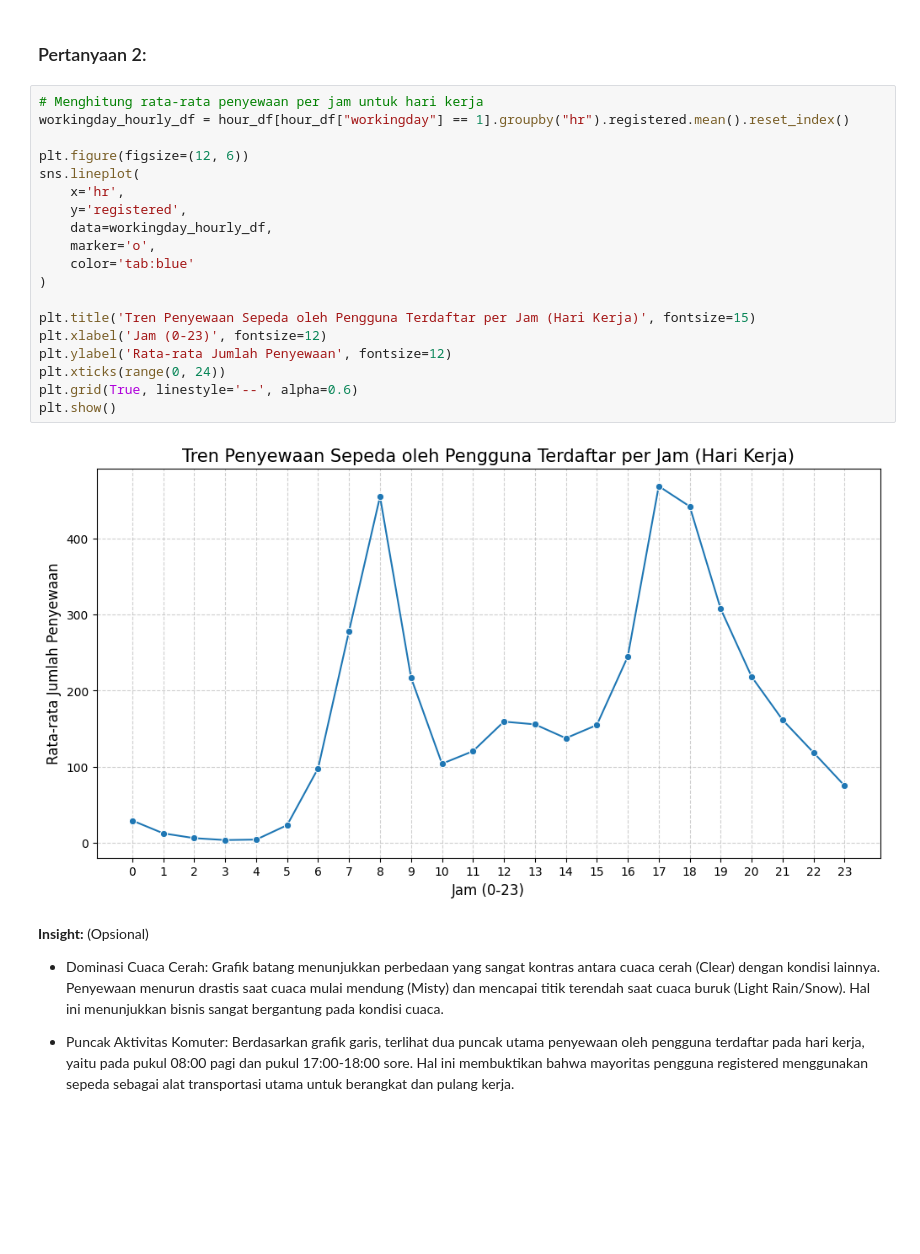
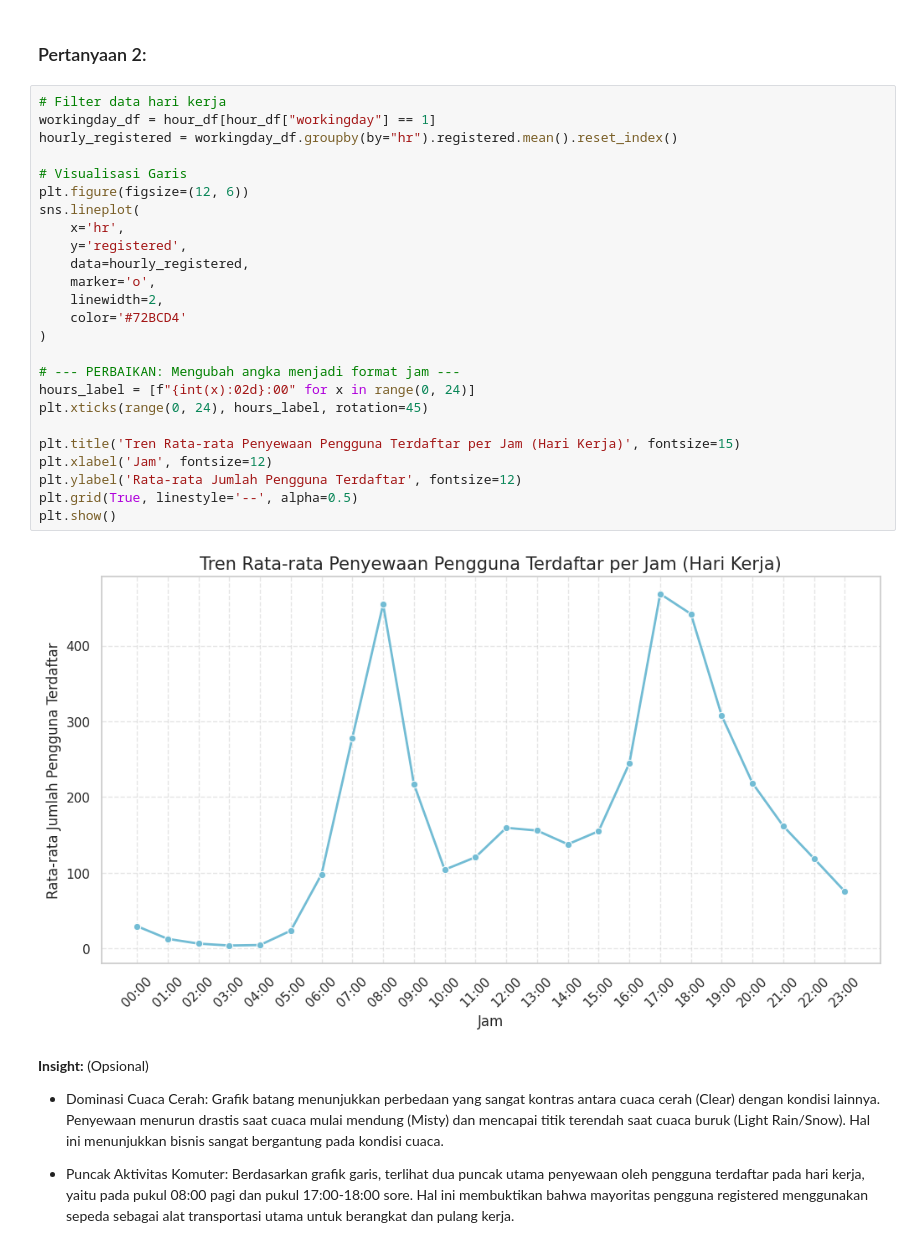
Before and after one commit to ichaaulia1607-jpg/Bike-Sharing-Dashboard, a Jupyter notebook: notebook.ipynb, the cells around one changed output. Saved outputs shown, nothing was run; the diff lists cells and outputs as text; blank space fills up the shorter version.

```diff
--- a/notebook.ipynb
+++ b/notebook.ipynb
@@ -283,26 +291,32 @@ Passing `palette` without assigning `hue` is deprecated and will be removed in v
 # %% [markdown]
 ### Pertanyaan 2:
 # %%
-# Menghitung rata-rata penyewaan per jam untuk hari kerja
-workingday_hourly_df = hour_df[hour_df["workingday"] == 1].groupby("hr").registered.mean().reset_index()
+# Filter data hari kerja
+workingday_df = hour_df[hour_df["workingday"] == 1]
+hourly_registered = workingday_df.groupby(by="hr").registered.mean().reset_index()
 
+# Visualisasi Garis
 plt.figure(figsize=(12, 6))
 sns.lineplot(
     x='hr',
     y='registered',
-    data=workingday_hourly_df,
+    data=hourly_registered,
     marker='o',
-    color='tab:blue'
+    linewidth=2,
+    color='#72BCD4'
 )
 
-plt.title('Tren Penyewaan Sepeda oleh Pengguna Terdaftar per Jam (Hari Kerja)', fontsize=15)
-plt.xlabel('Jam (0-23)', fontsize=12)
-plt.ylabel('Rata-rata Jumlah Penyewaan', fontsize=12)
-plt.xticks(range(0, 24))
-plt.grid(True, linestyle='--', alpha=0.6)
+# --- PERBAIKAN: Mengubah angka menjadi format jam ---
+hours_label = [f"{int(x):02d}:00" for x in range(0, 24)]
+plt.xticks(range(0, 24), hours_label, rotation=45)
+
+plt.title('Tren Rata-rata Penyewaan Pengguna Terdaftar per Jam (Hari Kerja)', fontsize=15)
+plt.xlabel('Jam', fontsize=12)
+plt.ylabel('Rata-rata Jumlah Pengguna Terdaftar', fontsize=12)
+plt.grid(True, linestyle='--', alpha=0.5)
 plt.show()
 # %% [output]
-[figure, old version]
+[figure, new version]
 # %% [markdown]
 **Insight:** (Opsional)
 - Dominasi Cuaca Cerah: Grafik batang menunjukkan perbedaan yang sangat kontras antara cuaca cerah (Clear) dengan kondisi lainnya. Penyewaan menurun drastis saat cuaca mulai mendung (Misty) dan mencapai titik terendah saat cuaca buruk (Light Rain/Snow). Hal ini menunjukkan bisnis sangat bergantung pada kondisi cuaca.
```
Also changed, not shown: parts of 3 cells of this notebook, 2 other files.
